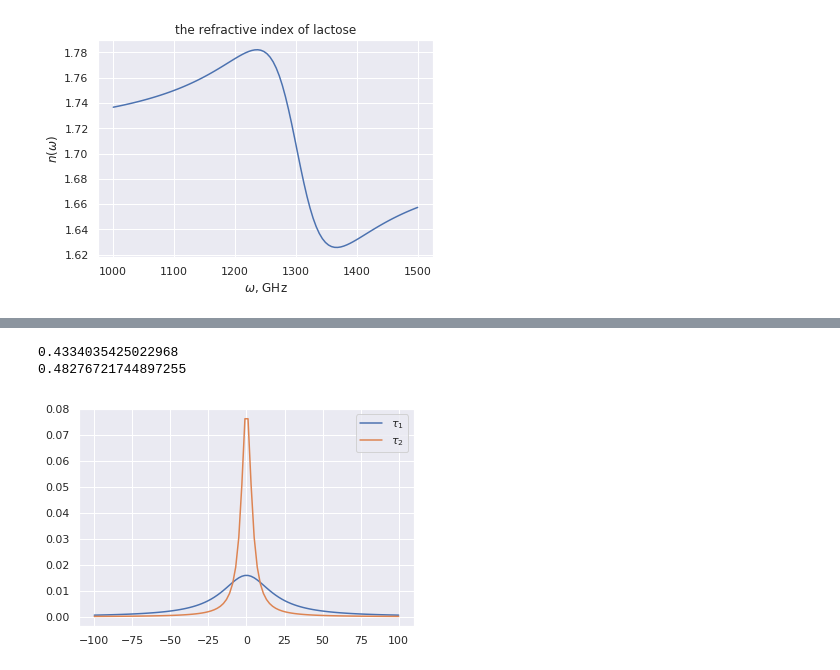
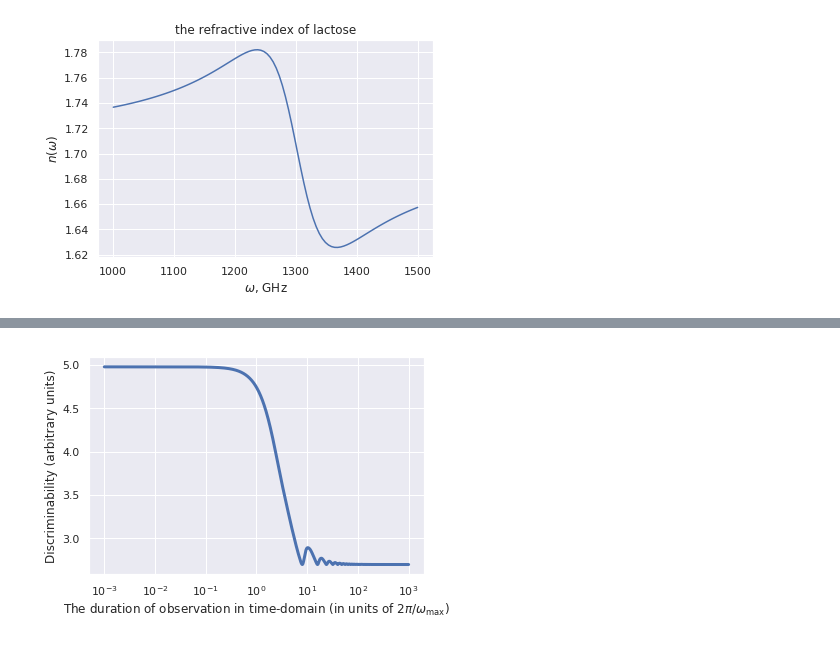
Before and after one commit to dibondar/miscellaneous, a Jupyter notebook: superoscilations.ipynb, the cells around one changed output, grey strips where cells are left out. Saved outputs shown, nothing was run; the diff lists cells and outputs as text; code cells hidden in the pictures.

```diff
--- a/superoscilations.ipynb
+++ b/superoscilations.ipynb
@@ -305,6 +297,5 @@ def plot_resonance(omega, tau1, tau2):
-# %%
-plot_resonance(np.linspace(-100, 100, 100),0.05, 5 * 0.051)
-# %% [output]
-0.4334035425022968
-0.48276721744897255
-[figure, removed]
+# %%
+sos.discriminability_time_interval(sos.short_half_period * np.logspace(-3, 3, 1000))
+plt.show()
+# %% [output]
+[figure, added]
```
Also changed, not shown: parts of 12 cells of this notebook.
